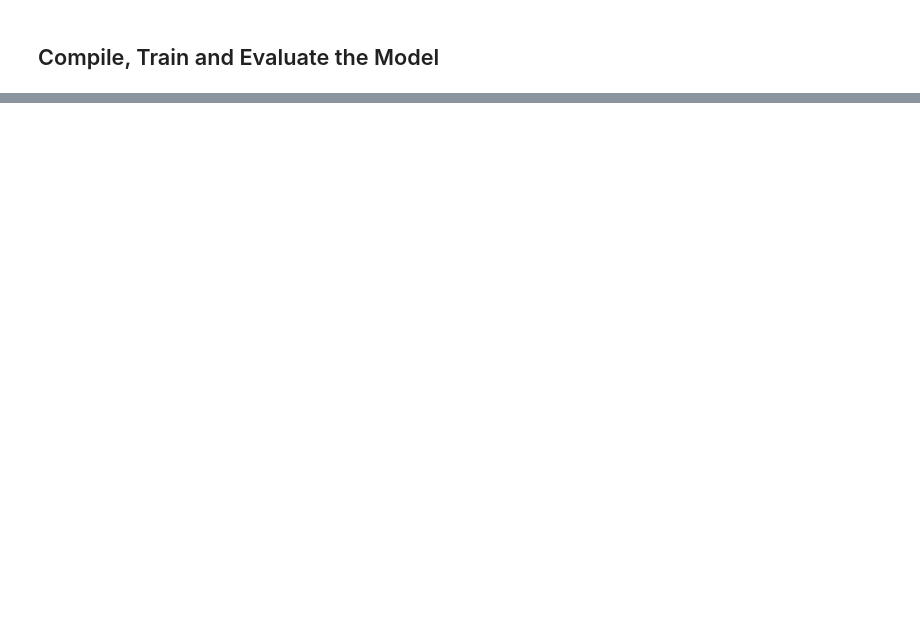
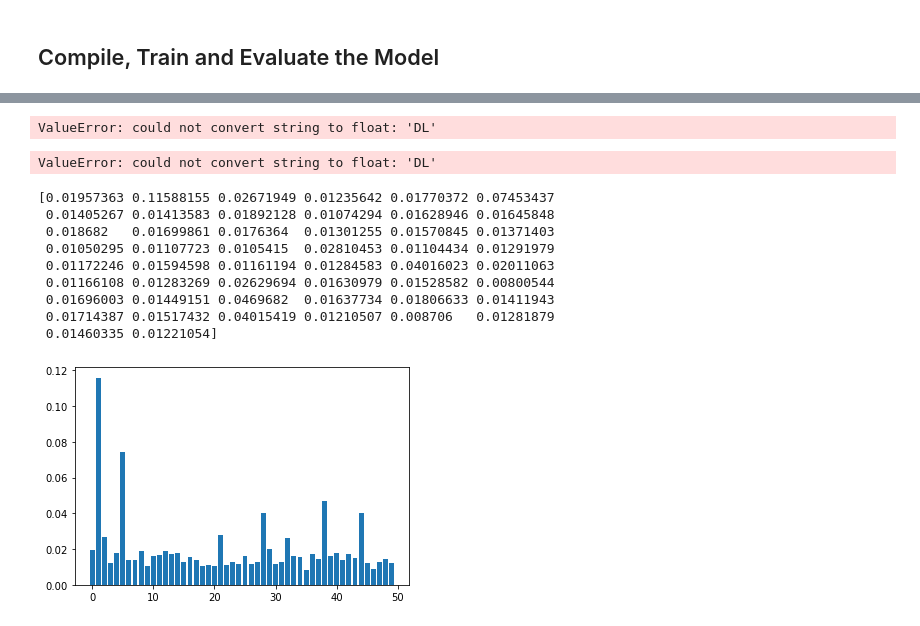
Before and after one commit to KyndallB/Project-4, a Jupyter notebook: Starter_Code.ipynb, the cells around one changed output, grey strips where cells are left out. Drawn from its saved outputs; the diff is of its cells as text; code cells hidden in the pictures; blank space fills up the shorter version.

```diff
--- a/Starter_Code.ipynb
+++ b/Starter_Code.ipynb
@@ -199,0 +302,3 @@ print(f"Loss: {model_loss}, Accuracy: {model_accuracy}")
+# %%
+y = flights['Y_N'].values
+y
@@ -199,0 +307,3 @@ print(f"Loss: {model_loss}, Accuracy: {model_accuracy}")
+# %%
+X = flights.drop('Y_N', axis=1).values
+X
@@ -199,0 +318,37 @@ print(f"Loss: {model_loss}, Accuracy: {model_accuracy}")
+# %%
+# Split the preprocessed data into a training and testing dataset
+X_train, X_test, y_train, y_test = train_test_split(X,y,random_state = 42)
+# %%
+# Create a StandardScaler instances
+scaler = StandardScaler()
+
+# Fit the StandardScaler
+X_scaler = scaler.fit(X_train)
+
+# Scale the data
+X_train_scaled = X_scaler.transform(X_train)
+X_test_scaled = X_scaler.transform(X_test)
+# %% [output]
+ValueError: could not convert string to float: 'DL'
+# %%
+clf = RandomForestClassifier(random_state=1, n_estimators=500).fit(X_train, y_train)
+print(f'Training Score: {clf.score(X_train, y_train)}')
+print(f'Testing Score: {clf.score(X_test, y_test)}')
+# %% [output]
+ValueError: could not convert string to float: 'DL'
+# %%
+ features = clf.feature_importances_
+print(features)
+plt.bar(x = range(len(features)), height=features)
+plt.show()
+# %% [output]
+[0.01957363 0.11588155 0.02671949 0.01235642 0.01770372 0.07453437
+ 0.01405267 0.01413583 0.01892128 0.01074294 0.01628946 0.01645848
+ 0.018682   0.01699861 0.0176364  0.01301255 0.01570845 0.01371403
+ 0.01050295 0.01107723 0.0105415  0.02810453 0.01104434 0.01291979
+ 0.01172246 0.01594598 0.01161194 0.01284583 0.04016023 0.02011063
+ 0.01166108 0.01283269 0.02629694 0.01630979 0.01528582 0.00800544
+ 0.01696003 0.01449151 0.0469682  0.01637734 0.01806633 0.01411943
+ 0.01714387 0.01517432 0.04015419 0.01210507 0.008706   0.01281879
+ 0.01460335 0.01221054]
+[figure, added]
```
Also changed, not shown: parts of 25 cells of this notebook, 1 other file.
